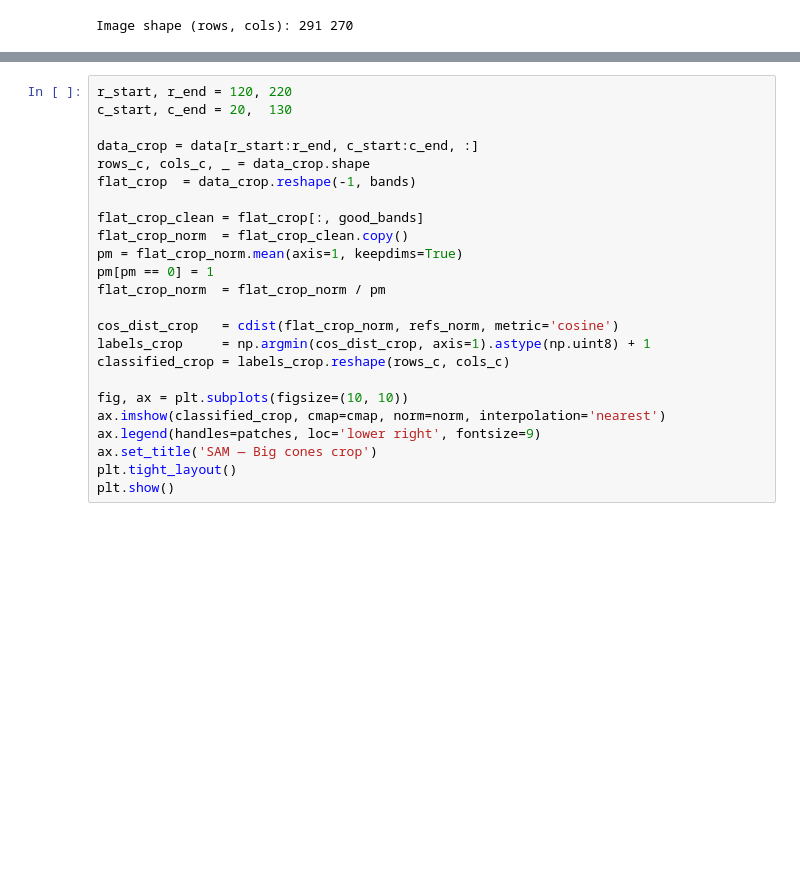
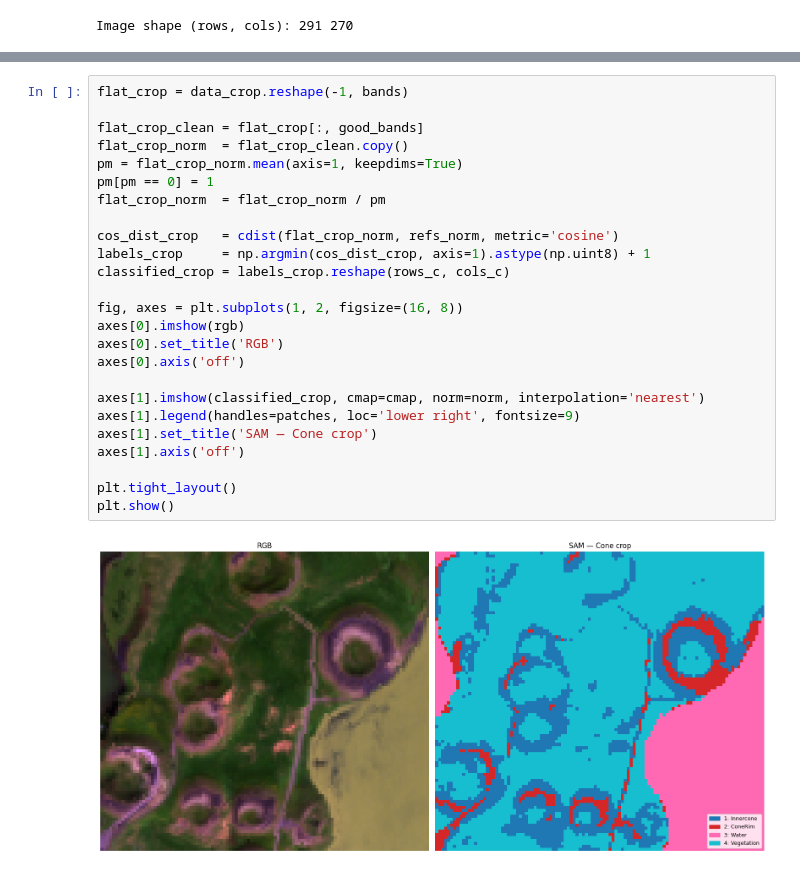
Before and after one commit to roalddalhwriter/isro, a Jupyter notebook: IcelandHyperspectral.ipynb, the cells around one changed output, grey strips where cells are left out. Saved outputs shown, nothing was run; the diff lists cells and outputs as text; blank space fills up the shorter version.

```diff
--- a/IcelandHyperspectral.ipynb
+++ b/IcelandHyperspectral.ipynb
@@ -288,24 +314,27 @@ Image shape (rows, cols): 291 270
 # %%
-r_start, r_end = 120, 220
-c_start, c_end = 20,  130
-
-data_crop = data[r_start:r_end, c_start:c_end, :]
-rows_c, cols_c, _ = data_crop.shape
-flat_crop  = data_crop.reshape(-1, bands)
+flat_crop = data_crop.reshape(-1, bands)
 
 flat_crop_clean = flat_crop[:, good_bands]
 flat_crop_norm  = flat_crop_clean.copy()
 pm = flat_crop_norm.mean(axis=1, keepdims=True)
 pm[pm == 0] = 1
 flat_crop_norm  = flat_crop_norm / pm
 
 cos_dist_crop   = cdist(flat_crop_norm, refs_norm, metric='cosine')
 labels_crop     = np.argmin(cos_dist_crop, axis=1).astype(np.uint8) + 1
 classified_crop = labels_crop.reshape(rows_c, cols_c)
 
-fig, ax = plt.subplots(figsize=(10, 10))
-ax.imshow(classified_crop, cmap=cmap, norm=norm, interpolation='nearest')
-ax.legend(handles=patches, loc='lower right', fontsize=9)
-ax.set_title('SAM — Big cones crop')
+fig, axes = plt.subplots(1, 2, figsize=(16, 8))
+axes[0].imshow(rgb)
+axes[0].set_title('RGB')
+axes[0].axis('off')
+
+axes[1].imshow(classified_crop, cmap=cmap, norm=norm, interpolation='nearest')
+axes[1].legend(handles=patches, loc='lower right', fontsize=9)
+axes[1].set_title('SAM — Cone crop')
+axes[1].axis('off')
+
 plt.tight_layout()
 plt.show()
+# %% [output]
+[figure, added]
```
Also changed, not shown: parts of 1 cell of this notebook.
